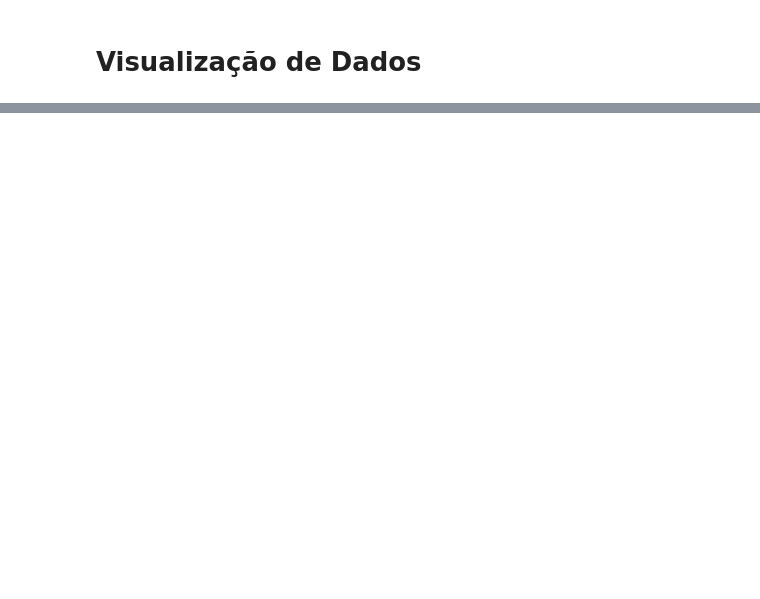
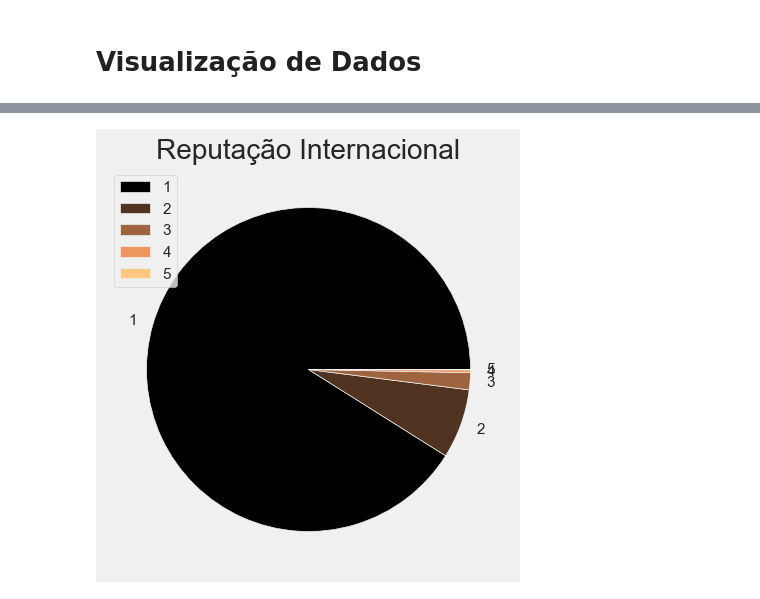
Before and after one commit to mxmlucca/fifa2019analysis, a Jupyter notebook: main.ipynb, the cells around one changed output, grey strips where cells are left out. Cells and saved outputs as stored; diff of their text form; code cells hidden in the pictures; blank space fills up the shorter version.

```diff
--- a/main.ipynb
+++ b/main.ipynb
@@ -210,0 +224,13 @@ TypeError: 'method' object is not subscriptable
+# %%
+# Grafico de Pizza para demonstrar a proporção das reputações Internacionais
+labels = ['1', '2', '3', '4', '5']
+sizes = data['International Reputation'].value_counts()
+colors = plt.cm.copper(np.linspace(0, 1, 5))
+
+plt.rcParams['figure.figsize'] = (5, 5)
+plt.pie(sizes, labels=labels, colors=colors, shadow=False)
+plt.title('Reputação Internacional')
+plt.legend()
+plt.show()
+# %% [output]
+[figure, added]
```
Also changed, not shown: parts of 6 cells of this notebook.
